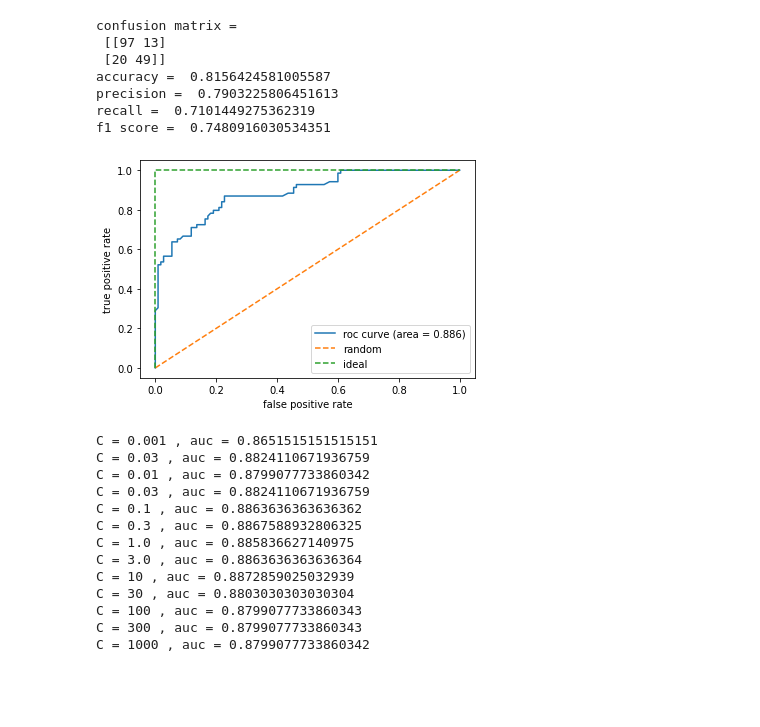
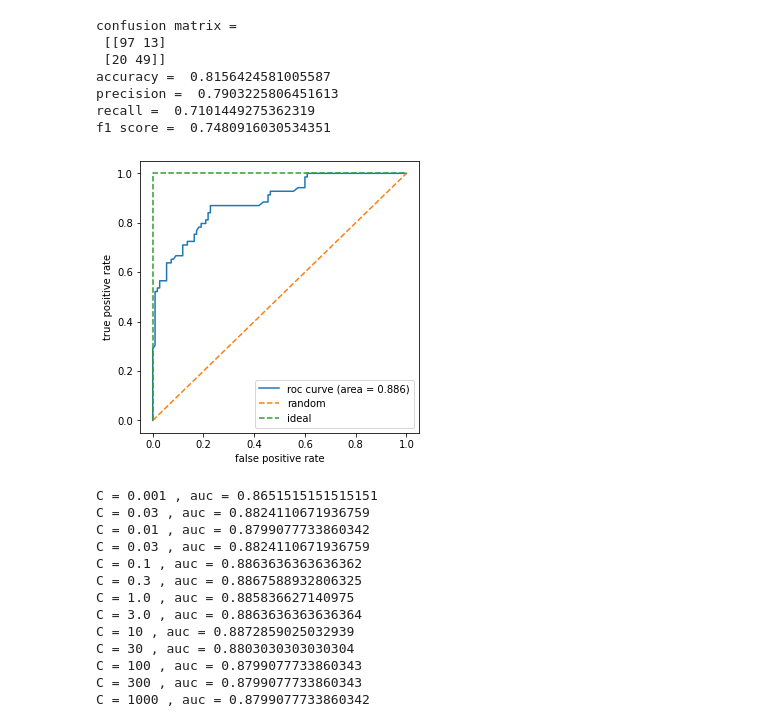
Before and after one commit to JeanMichelBereder/Kaggle, a Jupyter notebook: kaggle-titanic.ipynb, the cells around one changed output. Drawn from its saved outputs; the diff is of its cells as text; code cells hidden in the pictures; blank space fills up the shorter version.

```diff
--- a/kaggle-titanic.ipynb
+++ b/kaggle-titanic.ipynb
@@ -164,3 +164,10 @@ sns.pairplot(train_data, hue='Survived')
 # %% [output]
 <seaborn.axisgrid.PairGrid at 0x...>
 [figure]
+# %%
+# Plot hist for each column
+from pylab import rcParams
+rcParams['figure.figsize'] = 10, 10
+train_data.hist()
+plt.tight_layout()
+plt.show()
@@ -258,3 +267,10 @@ test_data_proc_dummy
 | 416 | 8.0500 | 0 | 0 | 1 | 0 | 1 | 1 | 0 | 0 | 0 | ... |
 | 417 | 22.3583 | 0 | 0 | 1 | 0 | 1 | 0 | 1 | 0 | 0 | ... |
 418 rows × 24 columns
+# %%
+# Plot hist for each column
+from pylab import rcParams
+rcParams['figure.figsize'] = 15, 15
+train_data_proc_dummy.hist()
+plt.tight_layout()
+plt.show()
@@ -349,18 +367,19 @@ f1 score =  0.7480916030534351
 # %%
 from sklearn.metrics import roc_curve, auc
 
 Y_score = lr.predict_proba(X_test)[:, 1]
 fpr, tpr, thresholds = roc_curve(y_true=Y_test, y_score=Y_score)
+rcParams['figure.figsize'] = 5, 5
 
 plt.plot(fpr, tpr, label='roc curve (area = %0.3f)' % auc(fpr, tpr))
 plt.plot([0, 1], [0, 1], linestyle='--', label='random')
 plt.plot([0, 0, 1], [0, 1, 1], linestyle='--', label='ideal')
 plt.legend()
 plt.xlabel('false positive rate')
 plt.ylabel('true positive rate')
 plt.show()
 # %% [output]
-[figure, old version]
+[figure, new version]
 # %%
 # Find best C
 C = [0.001,0.03,0.01,0.03,0.1,0.3,1.0,3.0,10,30,100,300,1000]
```
Also changed, not shown: parts of 2 cells of this notebook.
